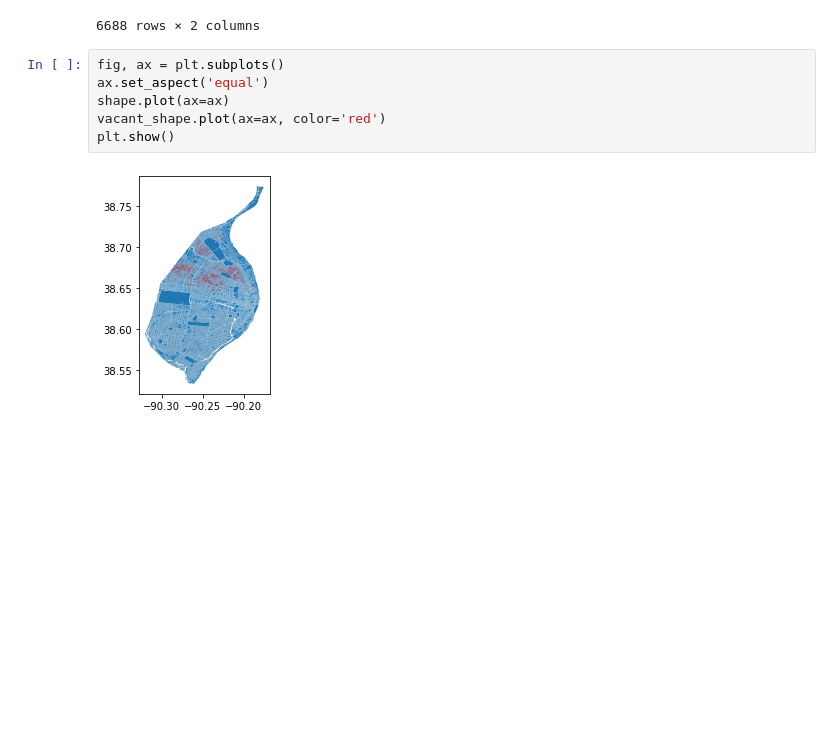
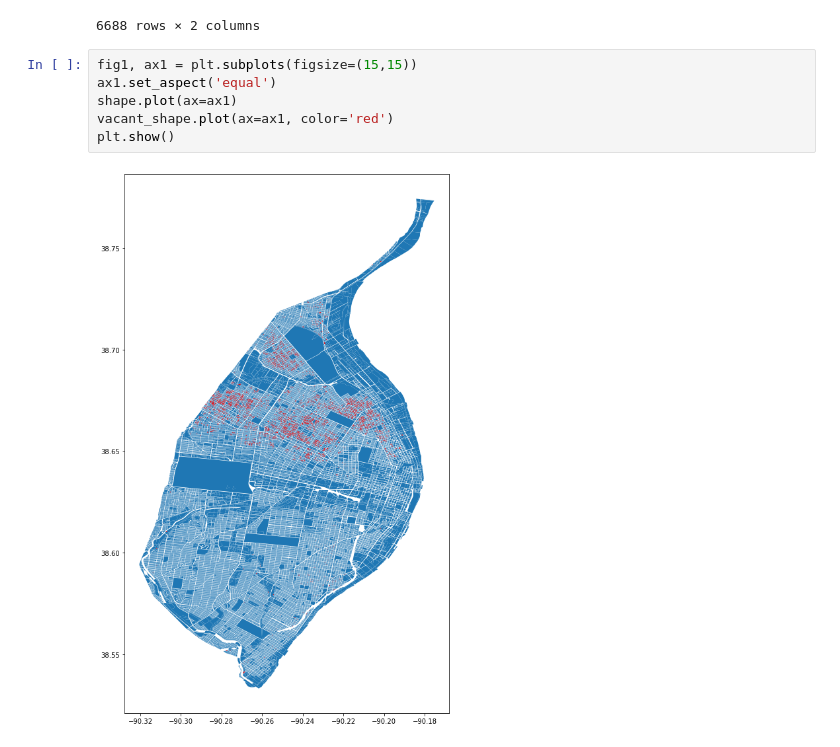
Before and after one commit to fangchenli/stl-lra-analysis, a Jupyter notebook: notebook/eda.ipynb, the cells around one changed output. Cells and saved outputs as stored; diff of their text form; blank space fills up the shorter version.

```diff
--- a/notebook/eda.ipynb
+++ b/notebook/eda.ipynb
@@ -131,10 +111,10 @@ vacant_shape
 | 127352 | 19084000185 | POLYGON ((-90.26450 38.59916, -90... |
 6688 rows × 2 columns
 # %%
-fig, ax = plt.subplots()
-ax.set_aspect('equal')
-shape.plot(ax=ax)
-vacant_shape.plot(ax=ax, color='red')
+fig1, ax1 = plt.subplots(figsize=(15,15))
+ax1.set_aspect('equal')
+shape.plot(ax=ax1)
+vacant_shape.plot(ax=ax1, color='red')
 plt.show()
 # %% [output]
-[figure, old version]
+[figure, new version]
```
Also changed, not shown: parts of 5 cells of this notebook.
